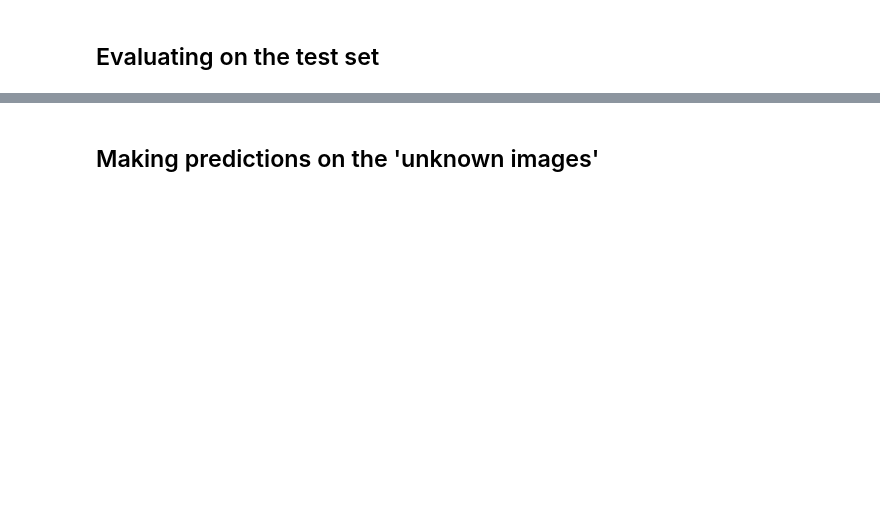
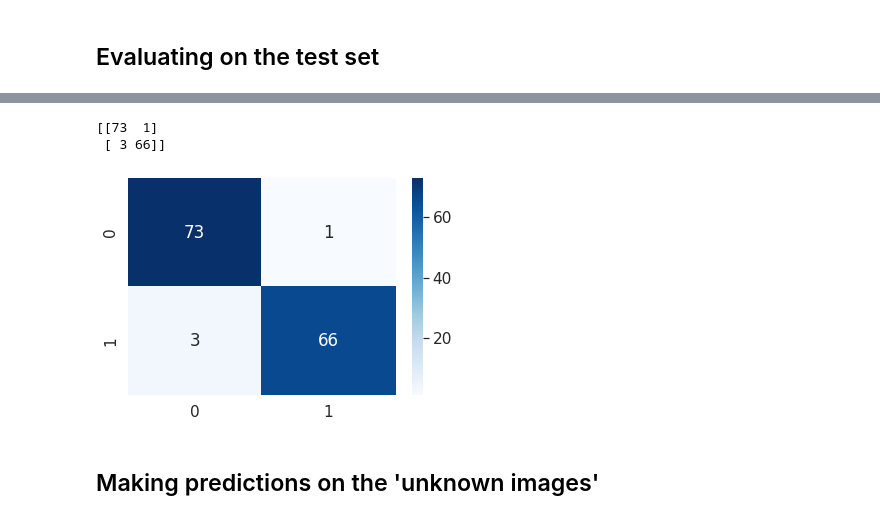
Before and after one commit to Kwagalakwe-Grace/Image-Classification-Model, a Jupyter notebook: CNN_Image_Classification.ipynb, the cells around one changed output, grey strips where cells are left out. Saved outputs shown, nothing was run; the diff lists cells and outputs as text; code cells hidden in the pictures; blank space fills up the shorter version.

```diff
--- a/CNN_Image_Classification.ipynb
+++ b/CNN_Image_Classification.ipynb
@@ -176,3 +196,15 @@ weighted avg       0.98      0.98      0.98       143
+# %%
+cf1_matrix = confusion_matrix(test_labels, predict_labels)
+
+print(cf1_matrix)
+# %% [output]
+[[73  1]
+ [ 3 66]]
+# %%
+ax = sns.heatmap(cf1_matrix, annot=True, cmap='Blues')
+plt.show()
+# %% [output]
+[figure, added]
 # %%
 model.save('my_model.h5')
 # %% [markdown]
```
Also changed, not shown: parts of 17 cells of this notebook.
